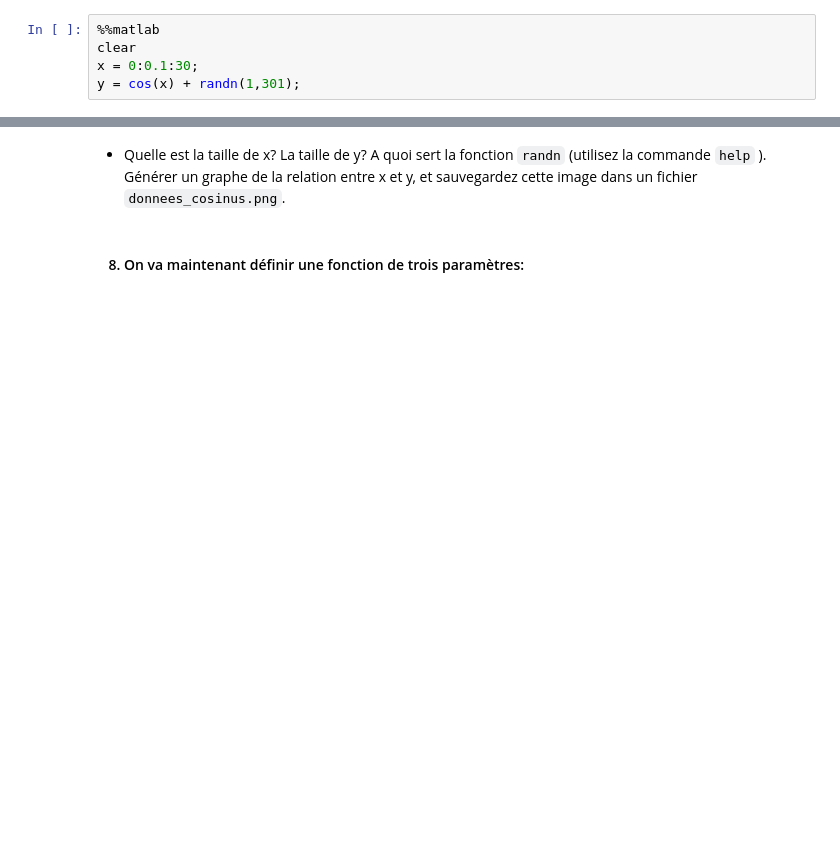
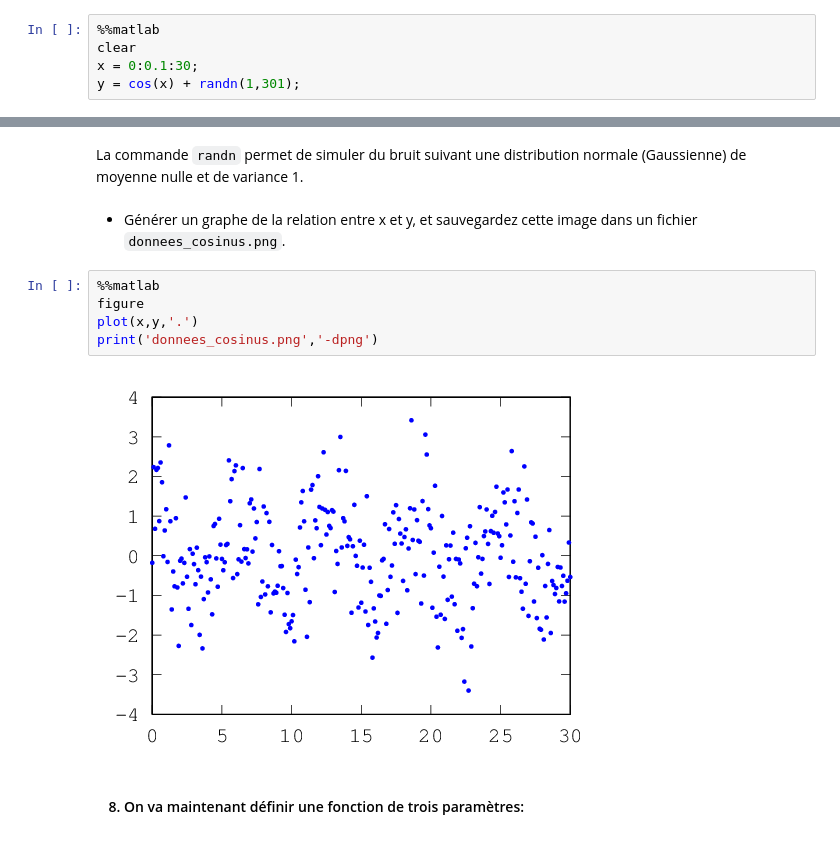
Before and after one commit to SIMEXP/Projects, a Jupyter notebook: NSC2006/labo1/labo_NSC2006_donnees_multidimentionnelles_Octave.ipynb, the cells around one changed output, grey strips where cells are left out. Cells and saved outputs as stored; diff of their text form; blank space fills up the shorter version.

```diff
--- a/NSC2006/labo1/labo_NSC2006_donnees_multidimentionnelles_Octave.ipynb
+++ b/NSC2006/labo1/labo_NSC2006_donnees_multidimentionnelles_Octave.ipynb
@@ -471,5 +533,14 @@ y = cos(x) + randn(1,301);
+# %% [markdown]
+La commande `randn` permet de simuler du bruit suivant une distribution normale (Gaussienne) de moyenne nulle et de variance 1.
 # %% [markdown]
-- Quelle est la taille de x? La taille de y? A quoi sert la fonction `randn` (utilisez la commande `help` ). Générer un graphe de la relation entre x et y, et sauvegardez cette image dans un fichier `donnees_cosinus.png`.
+- Générer un graphe de la relation entre x et y, et sauvegardez cette image dans un fichier `donnees_cosinus.png`.
+# %%
+%%matlab
+figure
+plot(x,y,'.')
+print('donnees_cosinus.png','-dpng')
+# %% [output]
+[figure, added]
 # %% [markdown]
 <ol start="8">
   <h4><li>On va maintenant définir une fonction de trois paramètres: </li></h4>
```
Also changed, not shown: parts of 24 cells of this notebook.
